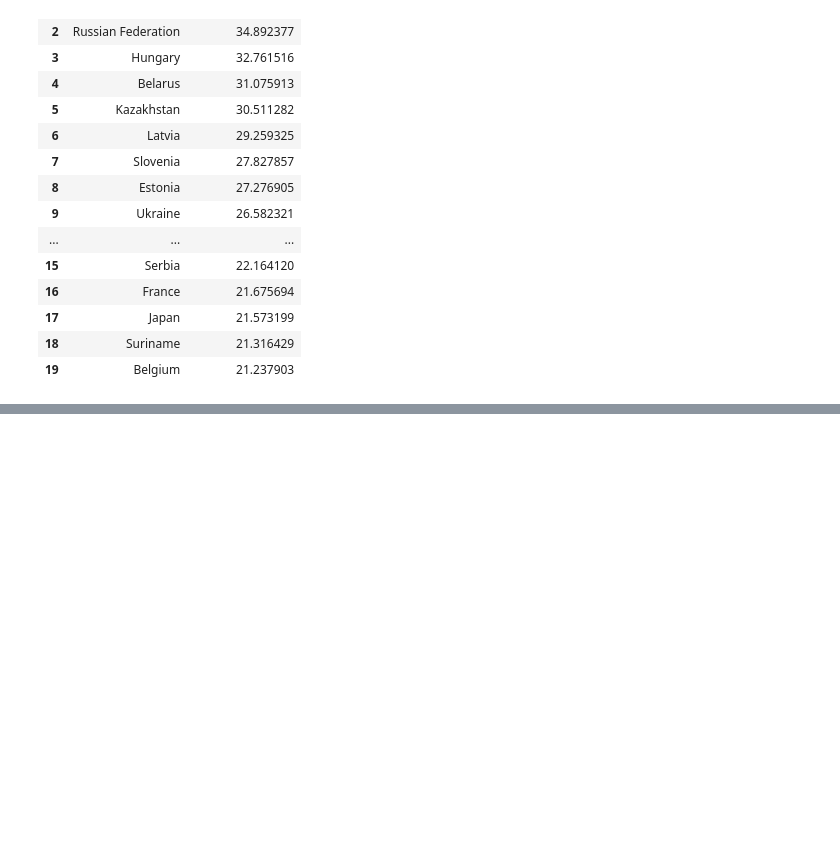
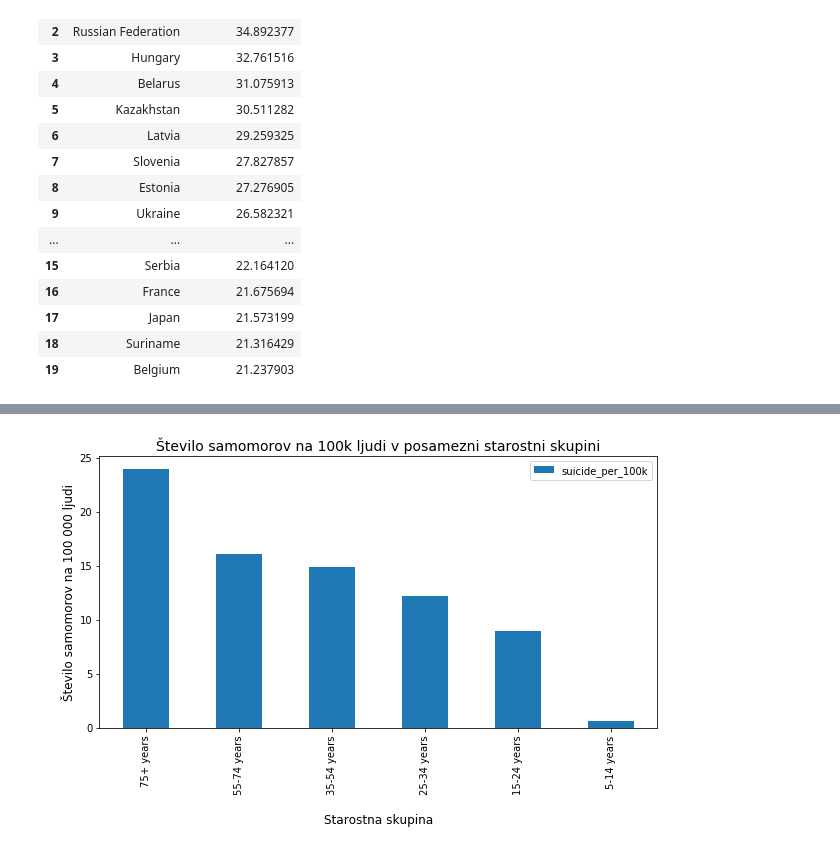
Before and after one commit to np6818/PR19NPZPTK, a Jupyter notebook: project_code.ipynb, the cells around one changed output, grey strips where cells are left out. Drawn from its saved outputs; the diff is of its cells as text; code cells hidden in the pictures; blank space fills up the shorter version.

```diff
--- a/project_code.ipynb
+++ b/project_code.ipynb
@@ -91,0 +112,11 @@ df2
+# %%
+df = main[['age','suicide_per_100k']]
+df1 = df.groupby(['age'], as_index=False).mean().sort_values(by=['suicide_per_100k'], ascending=False)
+df2 = df1.reset_index(drop=True)
+graf = df2.plot(kind='bar', x='age', legend=False, figsize=(10,5))
+graf.legend();
+graf.set_title("Število samomorov na 100k ljudi v posamezni starostni skupini", fontsize=14)
+graf.set_xlabel("\nStarostna skupina", fontsize=12)
+graf.set_ylabel("\nŠtevilo samomorov na 100 000 ljudi", fontsize=12);
+# %% [output]
+[figure, added]
```
Also changed, not shown: parts of 7 cells of this notebook.
